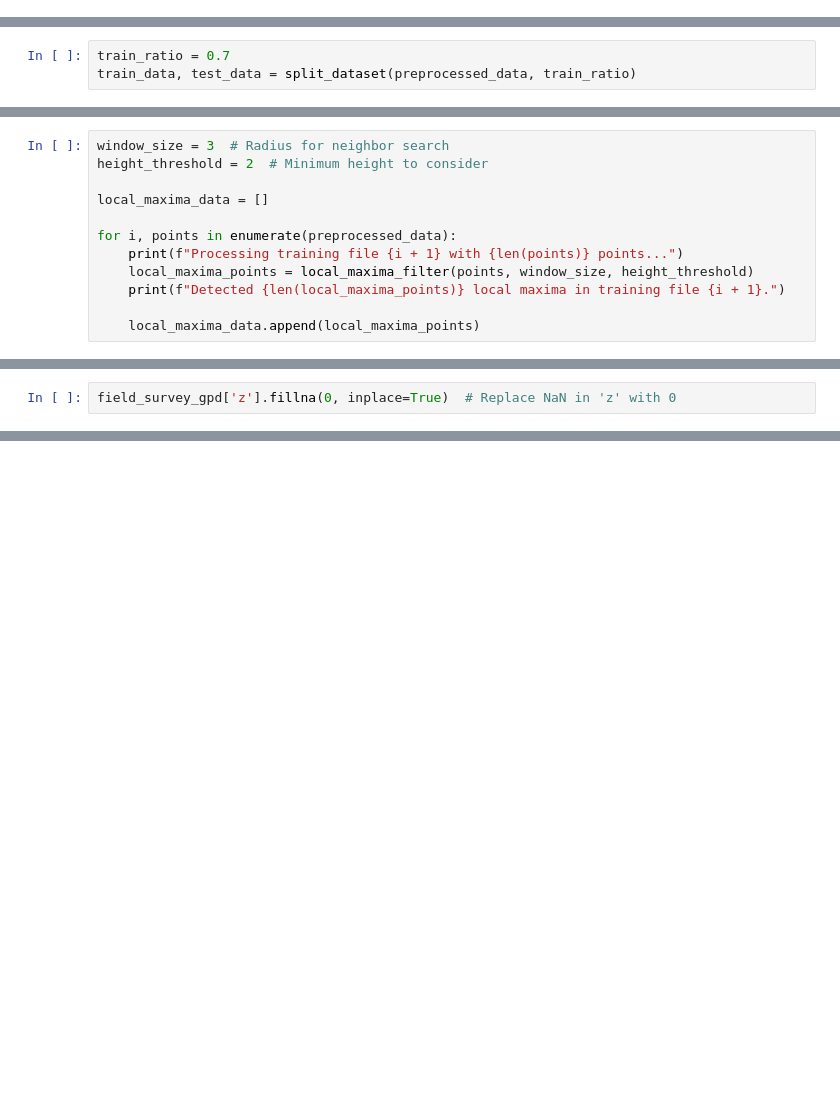
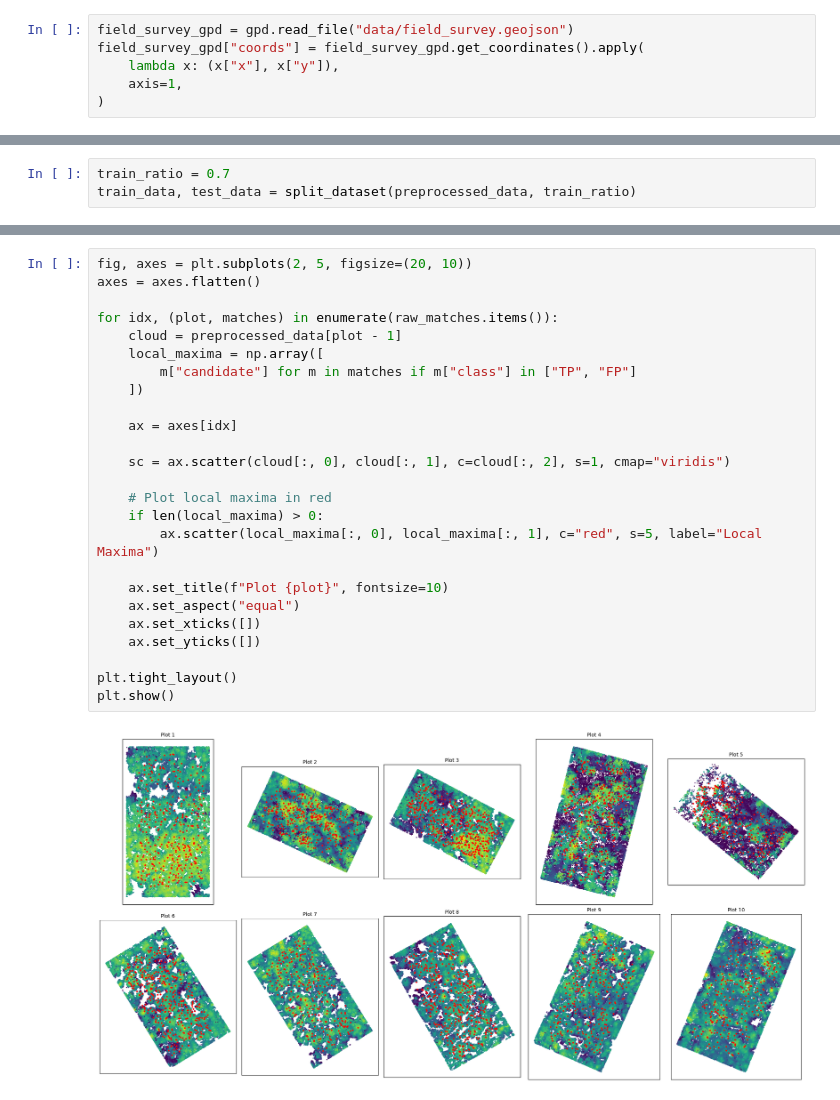
Before and after one commit to pariaighanian/LiDAR-Based-Tree-Detection, a Jupyter notebook: src/Main_draft1.ipynb, the cells around one changed output, grey strips where cells are left out. Cells and saved outputs as stored; diff of their text form; blank space fills up the shorter version.

```diff
--- a/src/Main_draft1.ipynb
+++ b/src/Main_draft1.ipynb
@@ -345,3 +339,9 @@ Processing plot_10.las...
+# %%
+field_survey_gpd = gpd.read_file("data/field_survey.geojson")
+field_survey_gpd["coords"] = field_survey_gpd.get_coordinates().apply(
+    lambda x: (x["x"], x["y"]),
+    axis=1,
+)
 # %%
 preprocessed_data = []
 
@@ -393,12 +373,0 @@ field_survey_gpd
-# %%
-window_size = 3  # Radius for neighbor search
-height_threshold = 2  # Minimum height to consider
-
-local_maxima_data = []
-
-for i, points in enumerate(preprocessed_data):
-    print(f"Processing training file {i + 1} with {len(points)} points...")
-    local_maxima_points = local_maxima_filter(points, window_size, height_threshold)
-    print(f"Detected {len(local_maxima_points)} local maxima in training file {i + 1}.")
-
-    local_maxima_data.append(local_maxima_points)
@@ -652,2 +373,0 @@ tree_max = field_survey_gpd[['x', 'y', 'z']].max().values
-# %%
-field_survey_gpd['z'].fillna(0, inplace=True)  # Replace NaN in 'z' with 0
@@ -912,0 +478,27 @@ Unique values in ground truth labels: [0.]
+# %%
+fig, axes = plt.subplots(2, 5, figsize=(20, 10))
+axes = axes.flatten()
+
+for idx, (plot, matches) in enumerate(raw_matches.items()):
+    cloud = preprocessed_data[plot - 1]
+    local_maxima = np.array([
+        m["candidate"] for m in matches if m["class"] in ["TP", "FP"]
+    ])
+
+    ax = axes[idx]
+
+    sc = ax.scatter(cloud[:, 0], cloud[:, 1], c=cloud[:, 2], s=1, cmap="viridis")
+
+    # Plot local maxima in red
+    if len(local_maxima) > 0:
+        ax.scatter(local_maxima[:, 0], local_maxima[:, 1], c="red", s=5, label="Local Maxima")
+
+    ax.set_title(f"Plot {plot}", fontsize=10)
+    ax.set_aspect("equal")
+    ax.set_xticks([])
+    ax.set_yticks([])
+
+plt.tight_layout()
+plt.show()
+# %% [output]
+[figure, added]
```
Also changed, not shown: parts of 61 cells of this notebook.
